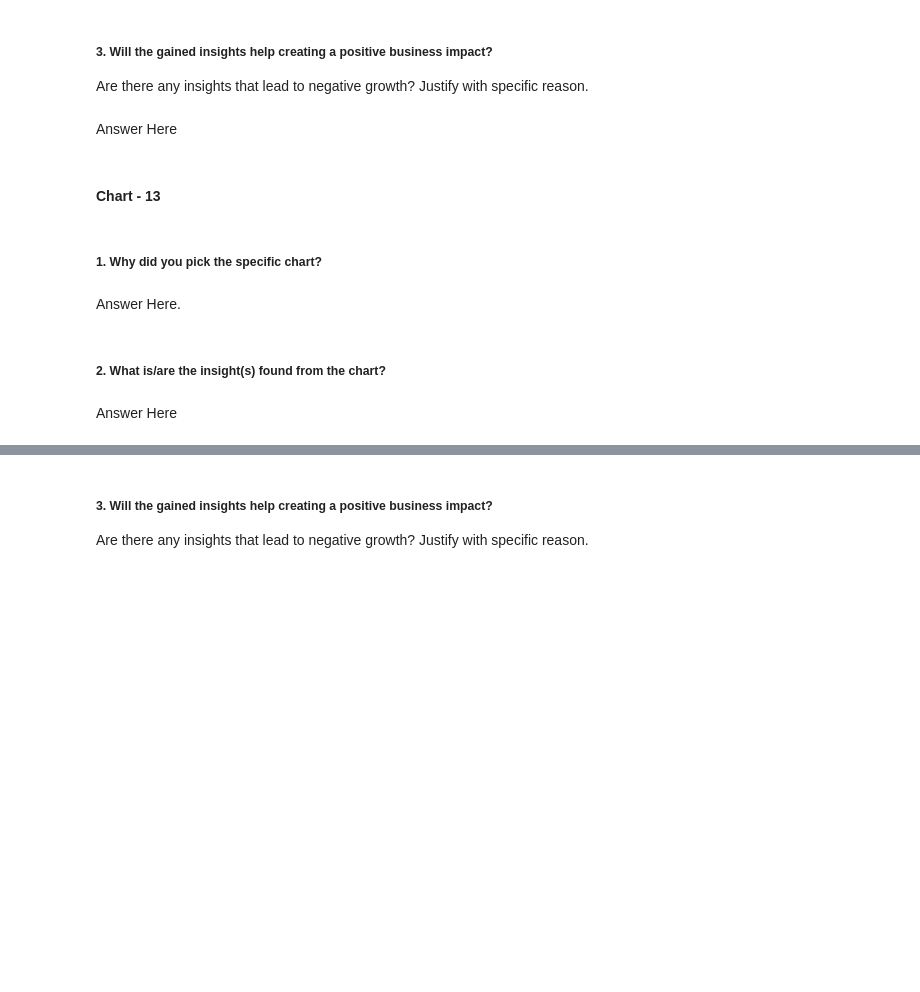
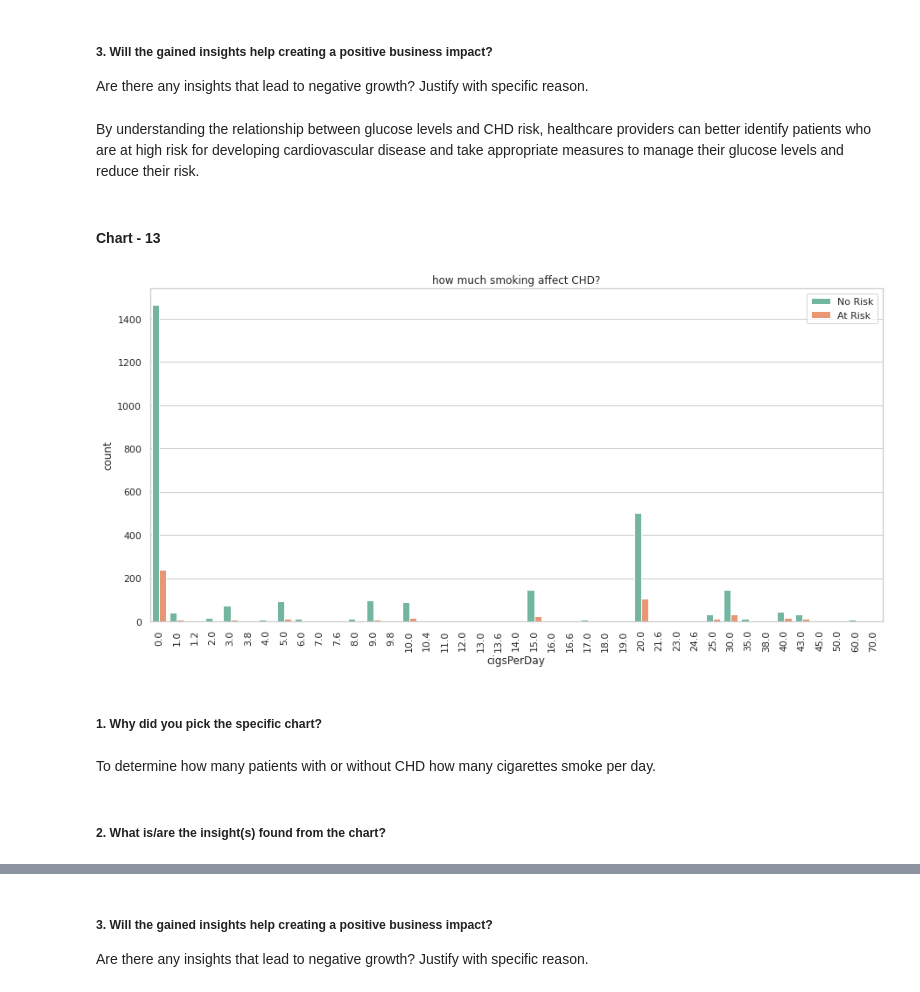
Before and after one commit to Krushikkk/Cardiovascular_Risk_Prediction, a Jupyter notebook: Cardiovascular_Risk_Prediction.ipynb, the cells around one changed output, grey strips where cells are left out. Drawn from its saved outputs; the diff is of its cells as text; code cells hidden in the pictures; blank space fills up the shorter version.

```diff
--- a/Cardiovascular_Risk_Prediction.ipynb
+++ b/Cardiovascular_Risk_Prediction.ipynb
@@ -690,7 +722,7 @@ Answer Here
 # %% [markdown]
 ##### 3. Will the gained insights help creating a positive business impact?
 Are there any insights that lead to negative growth? Justify with specific reason.
-# %% [markdown]
-Answer Here
+# %% [markdown]
+By understanding the relationship between glucose levels and CHD risk, healthcare providers can better identify patients who are at high risk for developing cardiovascular disease and take appropriate measures to manage their glucose levels and reduce their risk.
 # %% [markdown]
 #### Chart - 13
@@ -699,8 +729,17 @@ Answer Here
+# %%
+# Chart - 13 visualization code
+
+plt.figure(figsize = (15,7))
+sns.countplot(df.cigsPerDay, hue=df.Risk)
+plt.title('how much smoking affect CHD?')
+plt.legend(['No Risk','At Risk'])
+plt.xticks(rotation=90)
+plt.show()
+# %% [output]
+[figure, added]
 # %% [markdown]
 ##### 1. Why did you pick the specific chart?
-# %% [markdown]
-Answer Here.
+# %% [markdown]
+To determine how many patients with or without CHD how many cigarettes  smoke per day.
 # %% [markdown]
 ##### 2. What is/are the insight(s) found from the chart?
-# %% [markdown]
-Answer Here
```
Also changed, not shown: parts of 39 cells of this notebook.
